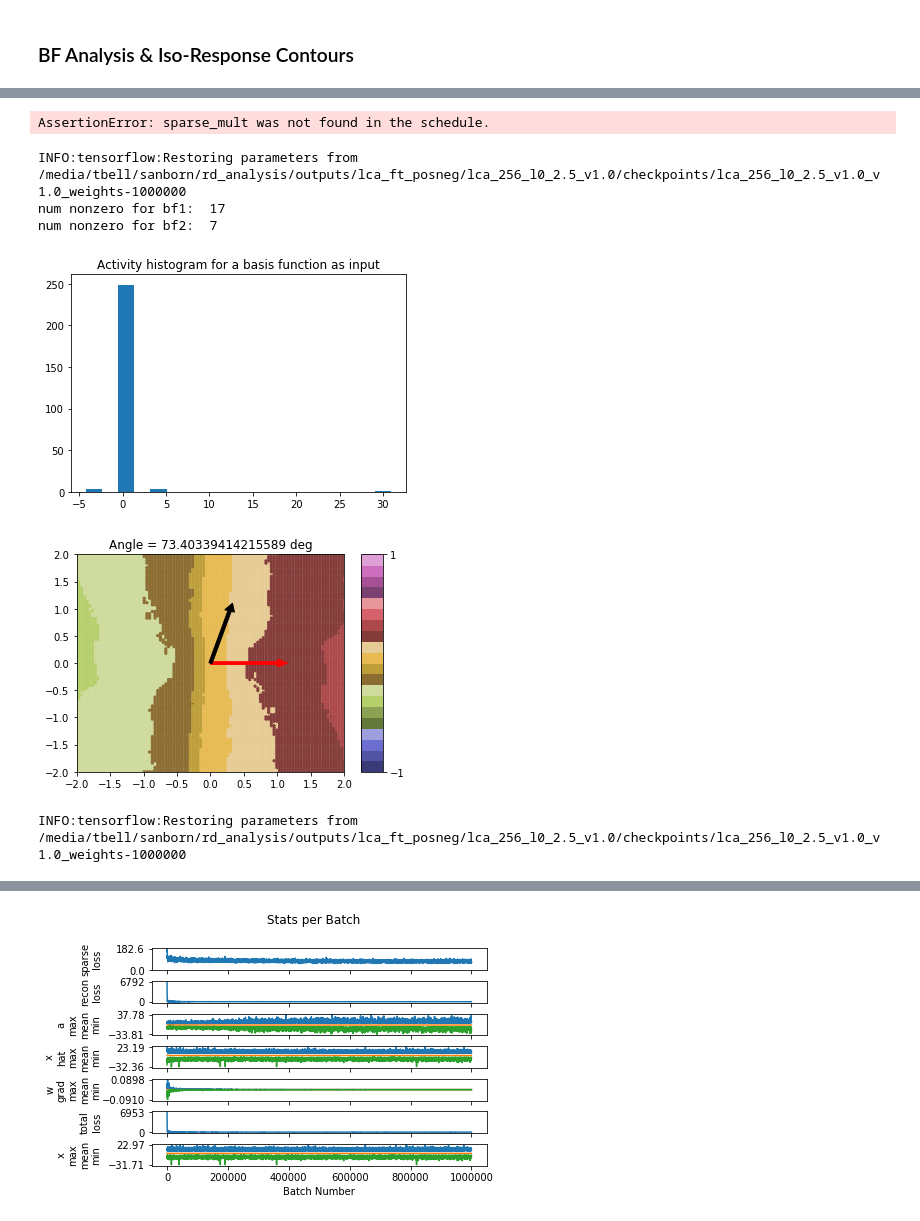
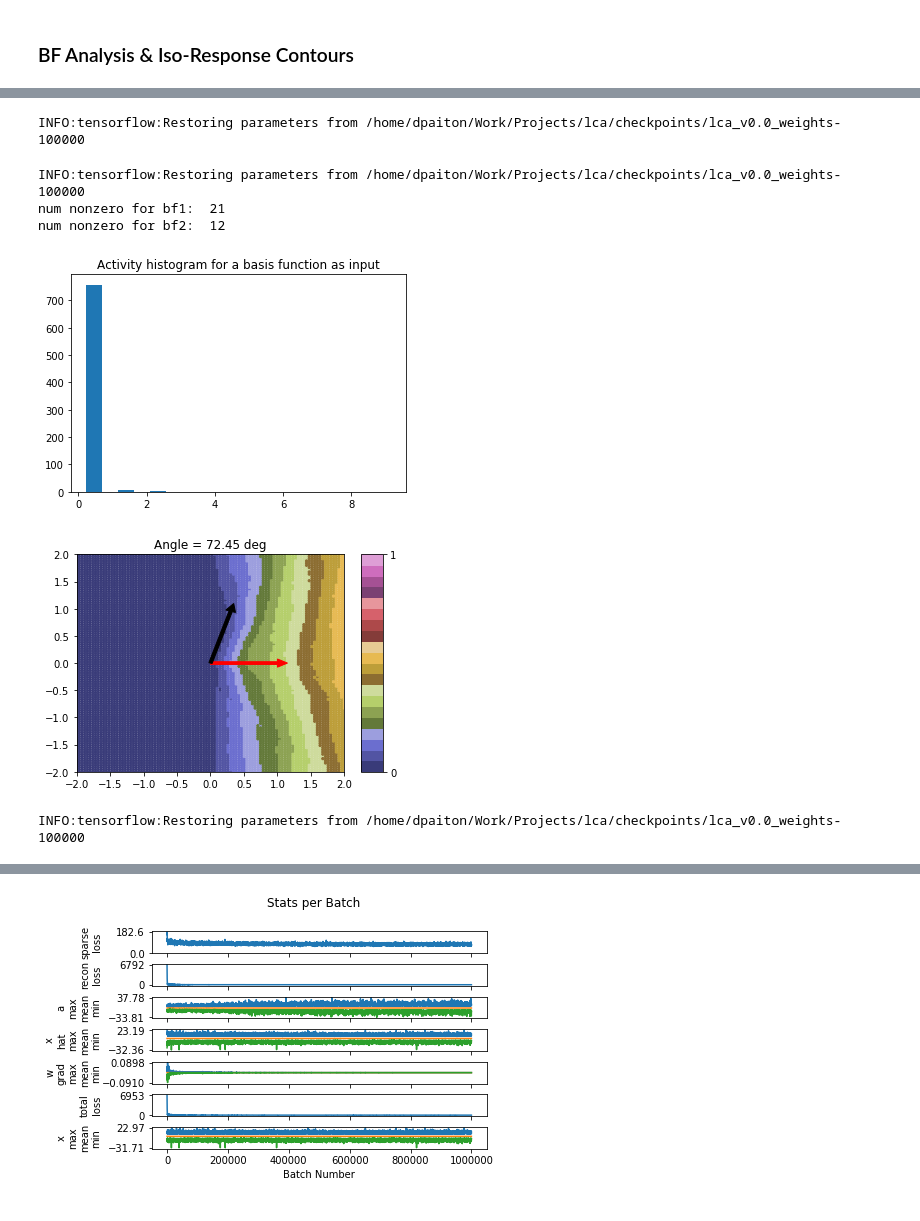
Before and after one commit to dpaiton/DeepSparseCoding, a Jupyter notebook: vis_lca.ipynb, the cells around one changed output, grey strips where cells are left out. Drawn from its saved outputs; the diff is of its cells as text; code cells hidden in the pictures.

Commit message:
progress on iso-response contours

```diff
--- a/vis_lca.ipynb
+++ b/vis_lca.ipynb
@@ -87,9 +87,10 @@ for neuron_id in range(analyzer.bf_stats["num_outputs"]):
   nn_angles[neuron_id] = np.min(np.delete(neighbors, neuron_id))
 fig, ax = plt.subplots(1)
 ax.hist(nn_angles.flatten(), rwidth=0.5, bins=np.linspace(0,90,10), log=True)
-ax.set_xlim([0, np.max(nn_angles)])
+ax.set_xlim([0, 90])
 ax.set_title("Neuron Nearest Neighbor Angles")
 ax.set_xlabel("Angle (Degrees)")
 ax.set_ylabel("Count")
+fig.savefig(analyzer.analysis_out_dir+"/vis/neuron_neighbor_histogram.png")
 plt.show()
 # %% [output]
@@ -107,9 +108,10 @@ if vectors.shape[0] > 0:
   print("min angle = ", np.min(neuron_angles[vectors[:,0], vectors[:,1]]), " rad")
   print("min angle is at index ", np.argmin(neuron_angles[vectors[:,0], vectors[:,1]]))
 
-  vector_id = 5#2#404
+  vector_id = 2
   bf_id1 = vectors[vector_id, 0]#max_indices[0]
   bf_id2 = vectors[vector_id, 1]#max_indices[1]
+  print("BF indices = [",bf_id1,", ",bf_id2,"]")
 
   fig, ax = plt.subplots(2)
   ax[0] = pf.clear_axis(ax[0])
@@ -128,7 +130,6 @@ if vectors.shape[0] > 0:
   print("bf2 norm = ", bf2_norm)
   bf1 /= bf1_norm
   bf2 /= bf2_norm
-  neuron_idx = bf_id1
 else:
   assert False
 # %% [output]
@@ -147,9 +145,15 @@ proj_neuron2 = np.dot(proj_matrix, bf2)
 # %%
 num_imgs = 10000
+
+proj_matrix = analyzer.bf_projections(bf1, bf2)
+proj_neuron1 = np.dot(proj_matrix, bf1)
+proj_neuron2 = np.dot(proj_matrix, bf2)
+
+x_pts = np.linspace(-2.0, 2.0, int(np.sqrt(num_imgs)))
 y_pts = np.linspace(-2.0, 2.0, int(np.sqrt(num_imgs)))
-x_pts = np.linspace(-2.0, 2.0, int(np.sqrt(num_imgs)))
-X,Y = np.meshgrid(x_pts, y_pts)
-proj_datapoints = np.stack([Y.reshape(num_imgs), X.reshape(num_imgs)], axis=1)
+X, Y = np.meshgrid(x_pts, y_pts)
+proj_datapoints = np.stack([X.reshape(num_imgs), Y.reshape(num_imgs)], axis=1)
+
 datapoints = np.stack([np.dot(proj_matrix.T, proj_datapoints[data_id,:]) for data_id in range(num_imgs)]) #inject
 datapoints, orig_shape = dp.reshape_data(datapoints, flatten=False)[:2]
 datapoints = {"test": Dataset(datapoints, lbls=None, ignore_lbls=None, rand_state=analyzer.rand_state)}
@@ -164,8 +203,9 @@ activations = analyzer.compute_activations(datapoints["test"].images)
 activity_max = np.max(np.abs(activations))
 norm_activity = activations / (activity_max+0.0001)
 # %% [output]
-AssertionError: sparse_mult was not found in the schedule.
+INFO:tensorflow:Restoring parameters from /home/dpaiton/Work/Projects/lca/checkpoints/lca_v0.0_weights-100000
 # %%
+var_names = ["inference/activity:0"]
 test_datapoints = analyzer.analysis_params["input_scale"]*np.squeeze(np.stack([bf1, bf2]))
 test_activations = analyzer.evaluate_model(test_datapoints, var_names)["inference/activity:0"]
 print("num nonzero for bf1: ", np.count_nonzero(test_activations[0,:]))
@@ -175,54 +215,53 @@ ax.hist(test_activations[1,:], rwidth=0.5)
 ax.set_title("Activity histogram for a basis function as input")
 plt.show()
 # %% [output]
-INFO:tensorflow:Restoring parameters from /media/tbell/sanborn/rd_analysis/outputs/lca_ft_posneg/lca_256_l0_2.5_v1.0/checkpoints/lca_256_l0_2.5_v1.0_v1.0_weights-1000000
-num nonzero for bf1:  17
-num nonzero for bf2:  7
+INFO:tensorflow:Restoring parameters from /home/dpaiton/Work/Projects/lca/checkpoints/lca_v0.0_weights-100000
+num nonzero for bf1:  21
+num nonzero for bf2:  12
-[figure, old version]
+[figure, new version]
 # %%
 fig, ax = plt.subplots(1)
 cmap = plt.get_cmap('tab20b')
 #cmap = plt.get_cmap('viridis')
 #cmap = plt.get_cmap('jet')
 vmin = np.floor(np.min(norm_activity))#0.0
 vmax = np.ceil(np.max(norm_activity))#1.0
 cNorm = matplotlib.colors.Normalize(vmin=vmin, vmax=vmax)
 scalarMap = matplotlib.cm.ScalarMappable(norm=cNorm, cmap=cmap)
-rank_indices = np.argsort(norm_activity[:,neuron_idx])
-colors = [scalarMap.to_rgba(norm_activity[data_id, neuron_idx]) for data_id in rank_indices]
+rank_indices = np.argsort(norm_activity[:, bf_id1])
+colors = [scalarMap.to_rgba(norm_activity[data_id, bf_id1]) for data_id in rank_indices]
 ax.scatter(proj_datapoints[:,0][rank_indices], proj_datapoints[:,1][rank_indices], c=colors, s=5.0)
-#ax.contour(Y, X, norm_activity[:,neuron_idx].reshape(100,100), linewidths=3)
 ax.arrow(0, 0, proj_neuron1[0].item(), proj_neuron1[1].item(), width=0.05, head_width=0.15, head_length=0.15, fc='r', ec='r')
 ax.arrow(0, 0, proj_neuron2[0].item(), proj_neuron2[1].item(), width=0.05, head_width=0.15, head_length=0.15, fc='k', ec='k')
-ax.set_title("Angle = "+str(neuron_angles[bf_id1, bf_id2]*(180/np.pi))+" deg")
+ax.set_title("Angle = "+"{:.2f}".format(neuron_angles[bf_id1, bf_id2]*(180/np.pi))+" deg")
 ax.set_ylim([-2, 2.0])
 ax.set_xlim([-2, 2.0])
 scalarMap._A = []
 cbar = fig.colorbar(scalarMap, ax=ax, ticks=[vmin, vmax], aspect=10)
+fig.savefig(analyzer.analysis_out_dir+"/vis/neuron_response_contours_bf0id"+str(bf_id1)+"_bf1id"+str(bf_id2)+".png")
 plt.show()
 # %% [output]
-[figure, old version]
+[figure, new version]
 # %%
-num_imgs = 10**2
-bf1 = analyzer.bf_stats["basis_functions"][neuron_idx].reshape((analyzer.model_params["patch_edge_size"]**2))
-line_list = [None,]*(analyzer.bf_stats["num_outputs"]-1)
-bf_list = [idx for idx in range(analyzer.bf_stats["num_outputs"]) if idx != neuron_idx]
+num_imgs = 100
 
-y_pts = [1.5,]*int(np.sqrt(num_imgs))
-x_pts = np.linspace(-2.0, 2.0, int(np.sqrt(num_imgs)))
-X,Y = np.meshgrid(x_pts, y_pts)
+num_orthogonal = analyzer.bf_stats["num_outputs"]-1
 
-#pop_proj_datapoints = np.stack([y_pts, x_pts], axis=1)
-pop_proj_datapoints = np.stack([Y.reshape(num_imgs), X.reshape(num_imgs)], axis=1)
+orthogonal_list = [idx for idx in range(analyzer.bf_stats["num_outputs"]) if idx != bf_id1]
 
-pop_datapoints = []
-for bf2_idx in bf_list:
-  bf2 = analyzer.bf_stats["basis_functions"][bf2_idx].reshape((analyzer.model_params["patch_edge_size"]**2))
-  proj_matrix = analyzer.bf_projections(bf1, bf2)
-  pop_datapoints.append(np.stack([np.dot(proj_matrix.T, pop_proj_datapoints[data_id, :])
-    for data_id in range(num_imgs)]))
+x_pts = [0.8,]*int(num_imgs) # single slice in the 2-D contour plot
+y_pts = np.linspace(-2.0, 2.0, int(num_imgs))
+pop_proj_datapoints = np.stack([x_pts, y_pts], axis=1)
 
-pop_datapoints = np.concatenate(pop_datapoints, axis=0)
+pop_datapoints = [None,]*len(orthogonal_list)
+for pop_idx, bf2_idx in enumerate(orthogonal_list):
+  tmp_bf2 = analyzer.bf_stats["basis_functions"][bf2_idx].reshape((analyzer.model_params["patch_edge_size"]**2))
+  tmp_proj_matrix = analyzer.bf_projections(bf1, tmp_bf2) #bf1 is rows (x), tmp_bf2 is columns (y)
+  pop_datapoints[pop_idx] = np.stack([np.dot(tmp_proj_matrix.T, pop_proj_datapoints[data_id, :])
+    for data_id in range(num_imgs)]) # inject
+
+pop_datapoints = np.reshape(np.stack(pop_datapoints, axis=0),
+  [num_orthogonal*num_imgs, analyzer.model_params["patch_edge_size"]**2])
 pop_datapoints, orig_shape = dp.reshape_data(pop_datapoints, flatten=False)[:2]
 pop_datapoints = {"test": Dataset(pop_datapoints, lbls=None, ignore_lbls=None, rand_state=analyzer.rand_state)}
 pop_datapoints = analyzer.model.preprocess_dataset(pop_datapoints,
@@ -233,6 +272,6 @@ pop_datapoints["test"].images /= np.max(np.abs(pop_datapoints["test"].images))
 pop_datapoints["test"].images *= analyzer.analysis_params["input_scale"]
 
 pop_activations = analyzer.compute_activations(pop_datapoints["test"].images)
-pop_activations = pop_activations.reshape([analyzer.bf_stats["num_outputs"]-1, num_imgs, analyzer.bf_stats["num_outputs"]])
+pop_activations = pop_activations.reshape([num_orthogonal, num_imgs, analyzer.bf_stats["num_outputs"]])
 # %% [output]
-INFO:tensorflow:Restoring parameters from /media/tbell/sanborn/rd_analysis/outputs/lca_ft_posneg/lca_256_l0_2.5_v1.0/checkpoints/lca_256_l0_2.5_v1.0_v1.0_weights-1000000
+INFO:tensorflow:Restoring parameters from /home/dpaiton/Work/Projects/lca/checkpoints/lca_v0.0_weights-100000
```
Also changed, not shown: parts of 26 cells of this notebook, 2 other files.
